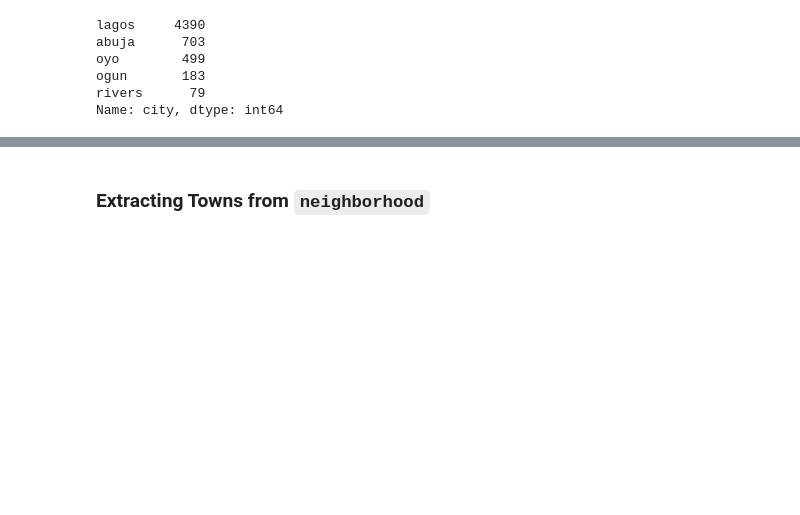
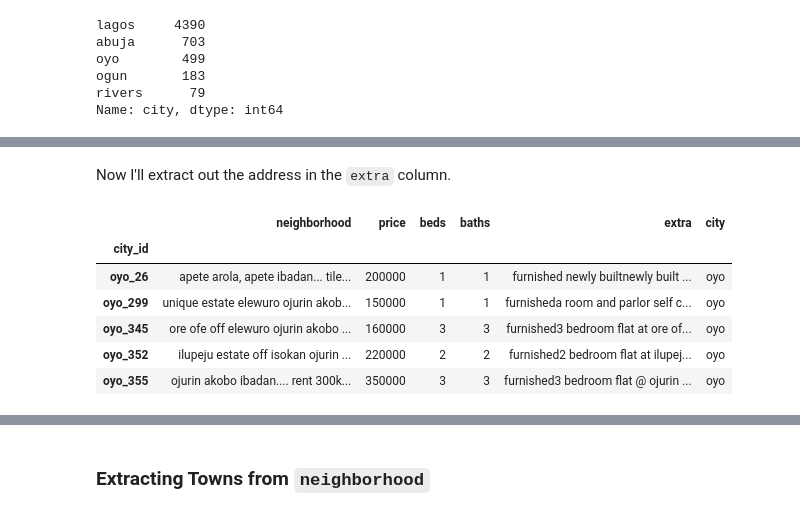
Before and after one commit to stevenkolawole/house_rent_pricing_app, a Jupyter notebook: data_cleaning_&_EDA.ipynb, the cells around one changed output, grey strips where cells are left out. Drawn from its saved outputs; the diff is of its cells as text; code cells hidden in the pictures; blank space fills up the shorter version.

```diff
--- a/data_cleaning_&_EDA.ipynb
+++ b/data_cleaning_&_EDA.ipynb
@@ -596,0 +613,15 @@ Index(['oyo_1', 'oyo_2', 'oyo_3', 'oyo_4', 'oyo_8', 'oyo_9', 'oyo_19',
+# %% [markdown]
+Now I'll extract out the address in the `extra` column.
+# %%
+data.loc[non_ibadan_corrected.index, 'neighborhood'] = data.apply(lambda x: x.extra.split(' at ', 1)[1] if ' at ' in x.extra else x.neighborhood, 1)  # where 'at' precedes the address
+data.loc[non_ibadan_corrected.index, 'neighborhood'] = data.apply(lambda x: x.extra.split(' @ ', 1)[1] if ' @ ' in x.extra else x.neighborhood, 1)  # where '@' precedes the address
+
+data.loc[non_ibadan_corrected.index]
+# %% [output]
+|  | neighborhood | price | beds | baths | extra | city |
+| city_id |  |  |  |  |  |  |
+| oyo_26 | apete arola, apete ibadan... tile... | 200000 | 1 | 1 | furnished newly builtnewly built ... | oyo |
+| oyo_299 | unique estate elewuro ojurin akob... | 150000 | 1 | 1 | furnisheda room and parlor self c... | oyo |
+| oyo_345 | ore ofe off elewuro ojurin akobo ... | 160000 | 3 | 3 | furnished3 bedroom flat at ore of... | oyo |
+| oyo_352 | ilupeju estate off isokan ojurin ... | 220000 | 2 | 2 | furnished2 bedroom flat at ilupej... | oyo |
+| oyo_355 | ojurin akobo ibadan.... rent 300k... | 350000 | 3 | 3 | furnished3 bedroom flat @ ojurin ... | oyo |
```
Also changed, not shown: parts of 23 cells of this notebook.
